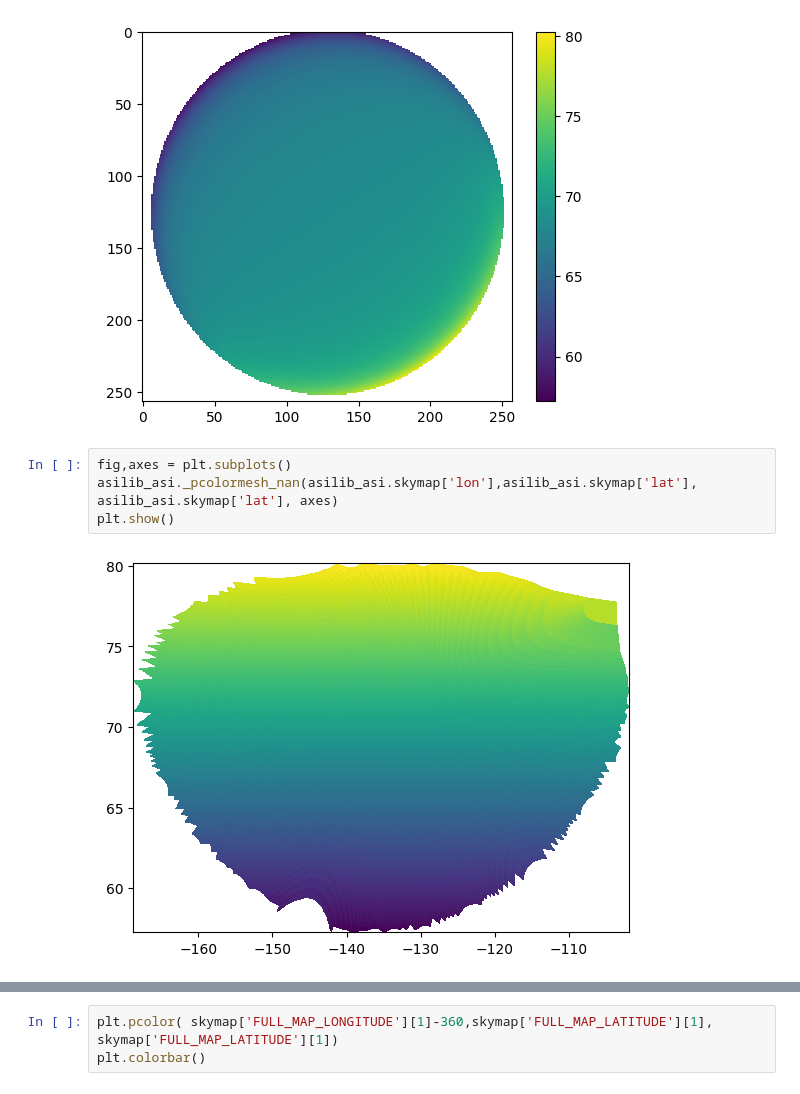
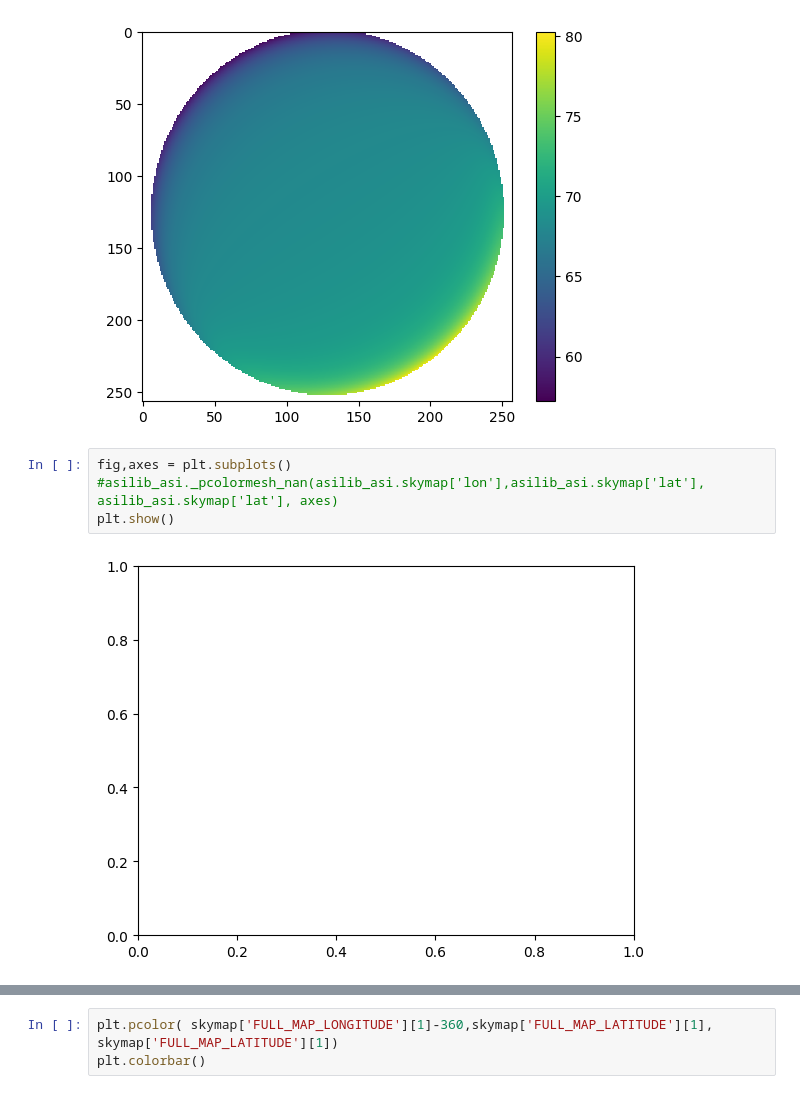
Before and after one commit to CassandraAuri/Physics_Work, a Jupyter notebook: Aurora_Work/read_themis_data.ipynb, the cells around one changed output, grey strips where cells are left out. Drawn from its saved outputs; the diff is of its cells as text.

```diff
--- a/Aurora_Work/read_themis_data.ipynb
+++ b/Aurora_Work/read_themis_data.ipynb
@@ -201,10 +201,10 @@ plt.colorbar()
 [figure]
 # %%
 fig,axes = plt.subplots()
-asilib_asi._pcolormesh_nan(asilib_asi.skymap['lon'],asilib_asi.skymap['lat'], asilib_asi.skymap['lat'], axes)
+#asilib_asi._pcolormesh_nan(asilib_asi.skymap['lon'],asilib_asi.skymap['lat'], asilib_asi.skymap['lat'], axes)
 plt.show()
 # %% [output]
-[figure, old version]
+[figure, new version]
 # %%
 plt.pcolor(asilib_asi.skymap['lon'],asilib_asi.skymap['lat'], asilib_asi.skymap['lat'])
 plt.colorbar()
```
Also changed, not shown: parts of 12 cells of this notebook, 17 other files.
